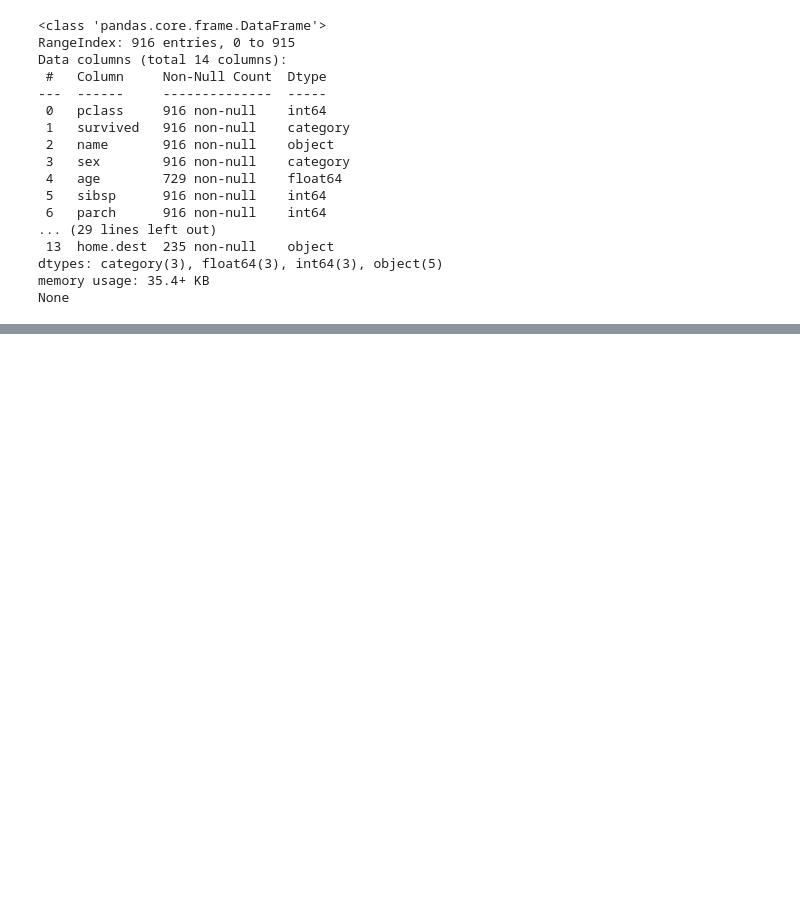
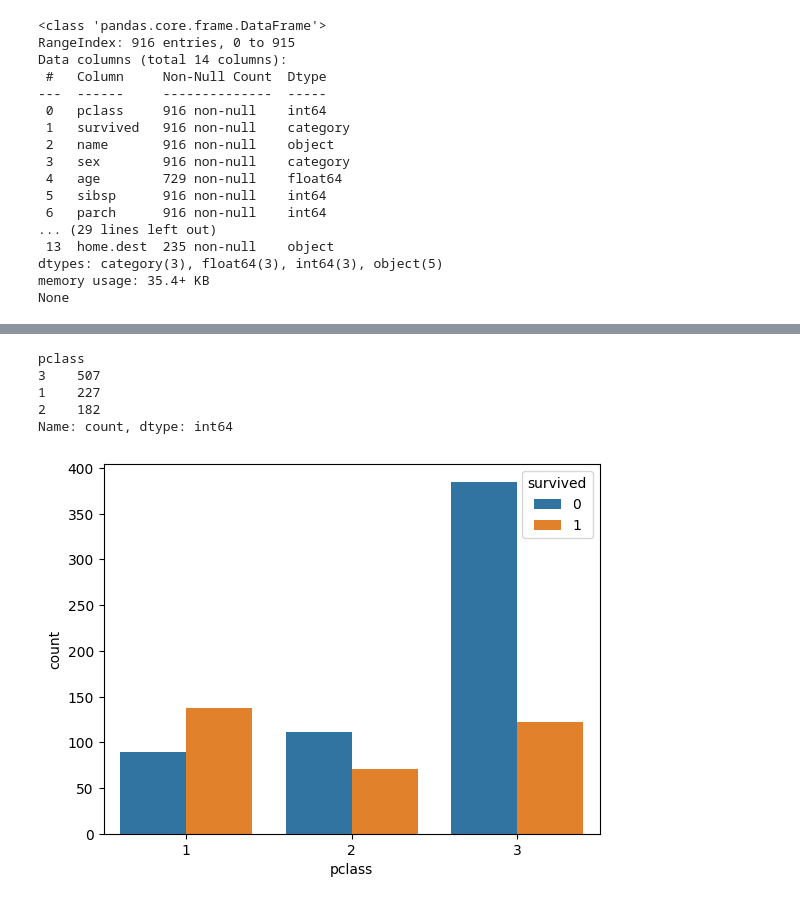
Before and after one commit to ryueuitae-blip/AIEYES-STUDY, a Jupyter notebook: 타이타닉데이터셋.ipynb, the cells around one changed output, grey strips where cells are left out. Drawn from its saved outputs; the diff is of its cells as text; code cells hidden in the pictures; blank space fills up the shorter version.

```diff
--- a/타이타닉데이터셋.ipynb
+++ b/타이타닉데이터셋.ipynb
@@ -71,0 +119,12 @@ None
+# %%
+# 생존 여부로 그룹 나누기
+print(df_train['pclass'].value_counts())
+ax = sns.countplot(x='pclass', hue='survived', data=df_train)
+#
+# %% [output]
+pclass
+3    507
+1    227
+2    182
+Name: count, dtype: int64
+[figure, added]
```
Also changed, not shown: parts of 4 cells of this notebook.
